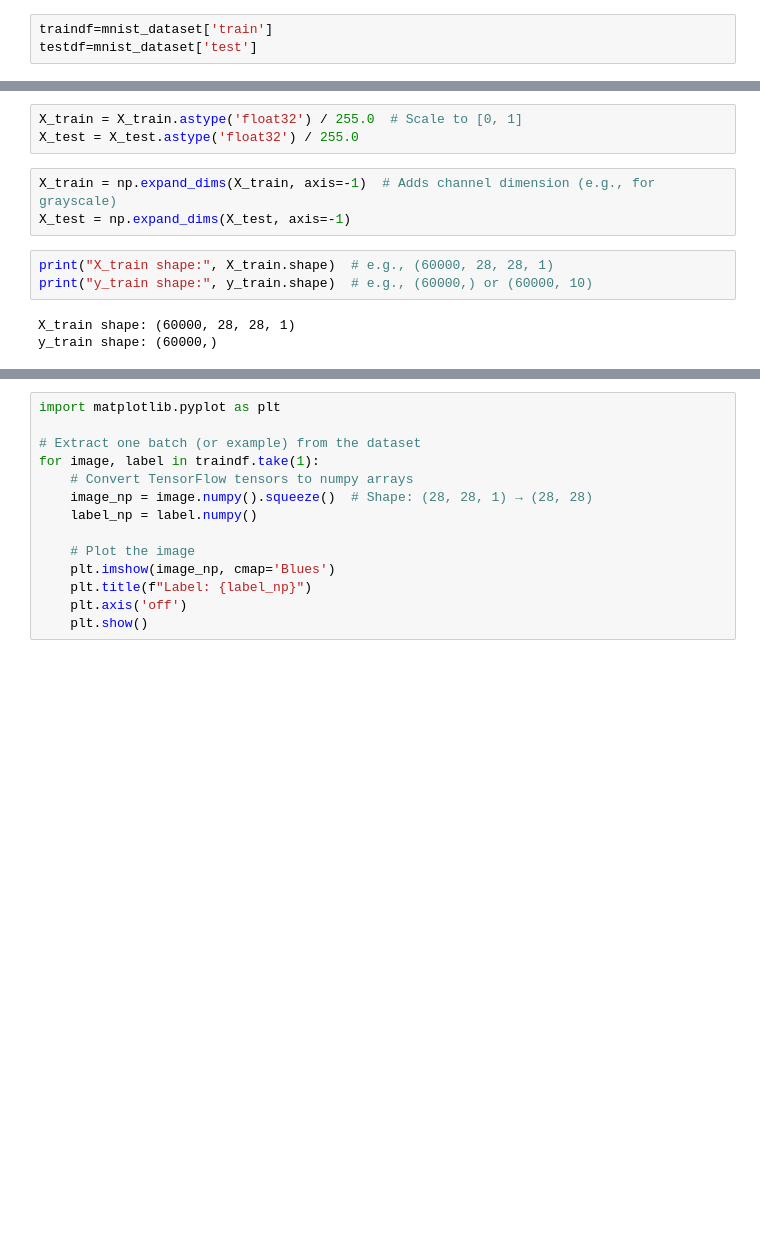
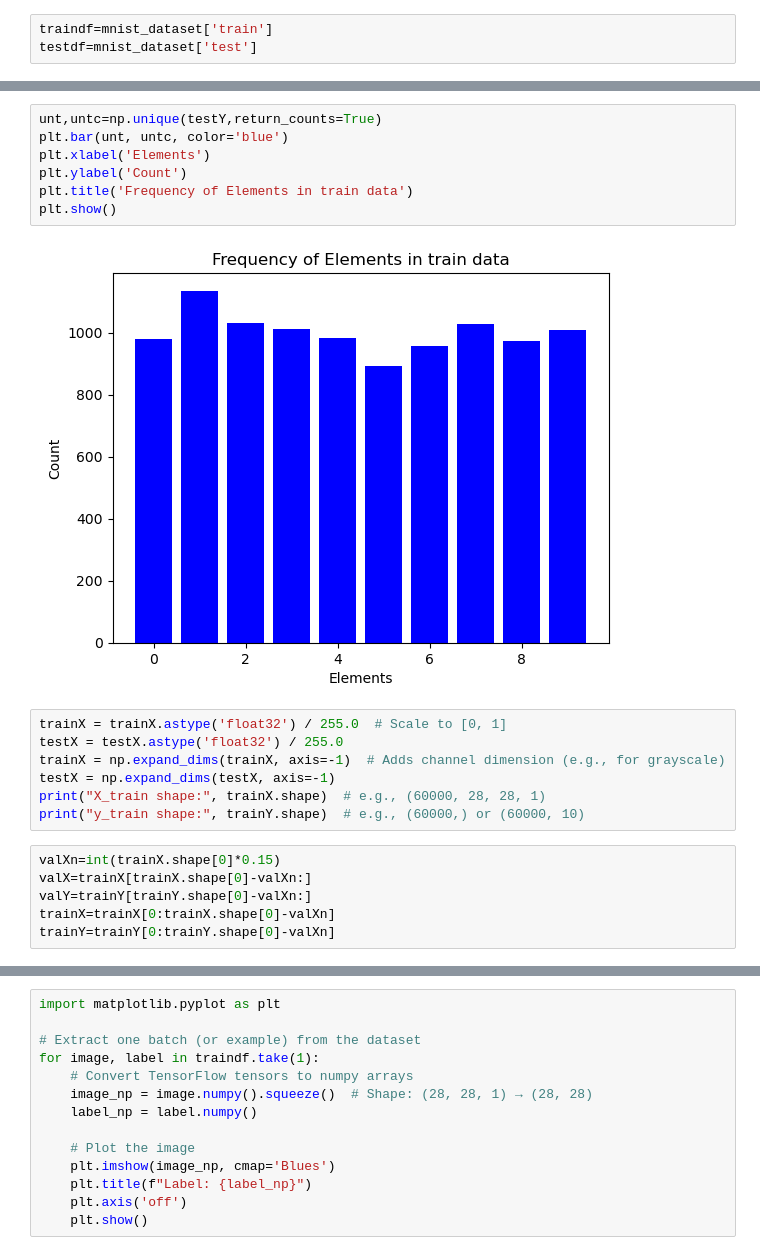
Before and after one commit to Gokul0Krishna/nn_form_scratch, a Jupyter notebook: data_prep.ipynb, the cells around one changed output, grey strips where cells are left out. Cells and saved outputs as stored; diff of their text form; blank space fills up the shorter version.

```diff
--- a/data_prep.ipynb
+++ b/data_prep.ipynb
@@ -46,12 +47,22 @@ Test labels shape: (60000,)
+# %%
+unt,untc=np.unique(testY,return_counts=True)
+plt.bar(unt, untc, color='blue')
+plt.xlabel('Elements')
+plt.ylabel('Count')
+plt.title('Frequency of Elements in train data')
+plt.show()
+# %% [output]
+[figure, added]
 # %%
-X_train = X_train.astype('float32') / 255.0  # Scale to [0, 1]
-X_test = X_test.astype('float32') / 255.0
+trainX = trainX.astype('float32') / 255.0  # Scale to [0, 1]
+testX = testX.astype('float32') / 255.0
+trainX = np.expand_dims(trainX, axis=-1)  # Adds channel dimension (e.g., for grayscale)
+testX = np.expand_dims(testX, axis=-1)
+print("X_train shape:", trainX.shape)  # e.g., (60000, 28, 28, 1)
+print("y_train shape:", trainY.shape)  # e.g., (60000,) or (60000, 10)
-# %%
-X_train = np.expand_dims(X_train, axis=-1)  # Adds channel dimension (e.g., for grayscale)
-X_test = np.expand_dims(X_test, axis=-1)
-# %%
-print("X_train shape:", X_train.shape)  # e.g., (60000, 28, 28, 1)
-print("y_train shape:", y_train.shape)  # e.g., (60000,) or (60000, 10)
-# %% [output]
-X_train shape: (60000, 28, 28, 1)
-y_train shape: (60000,)
+# %%
+valXn=int(trainX.shape[0]*0.15)
+valX=trainX[trainX.shape[0]-valXn:]
+valY=trainY[trainY.shape[0]-valXn:]
+trainX=trainX[0:trainX.shape[0]-valXn]
+trainY=trainY[0:trainY.shape[0]-valXn]
```
Also changed, not shown: parts of 12 cells of this notebook.
